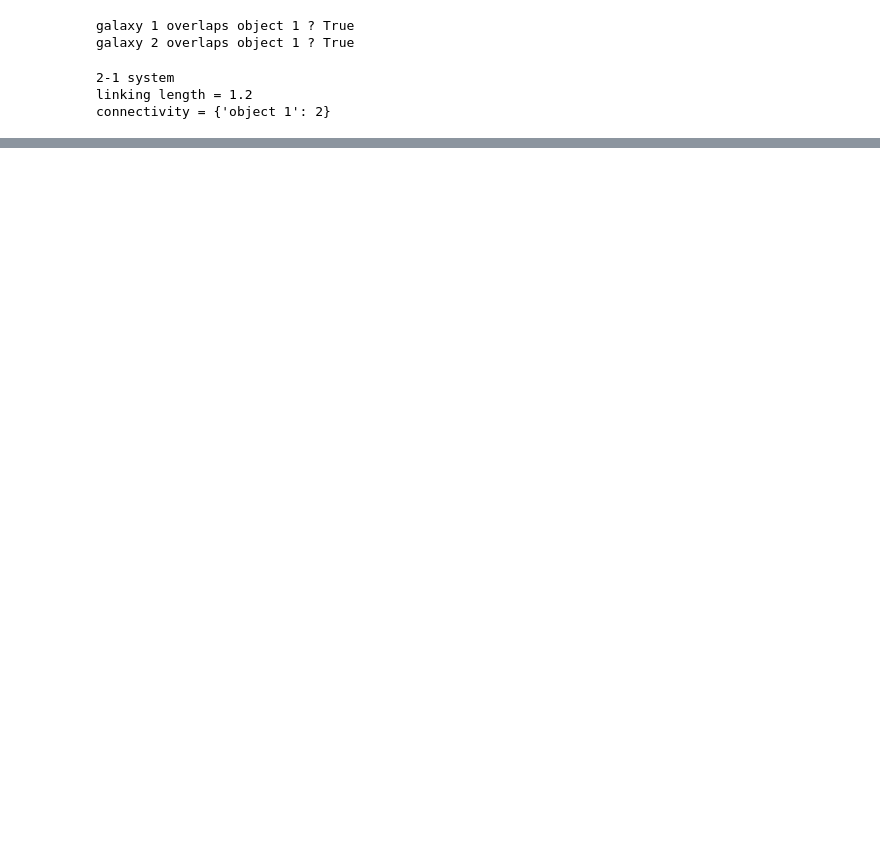
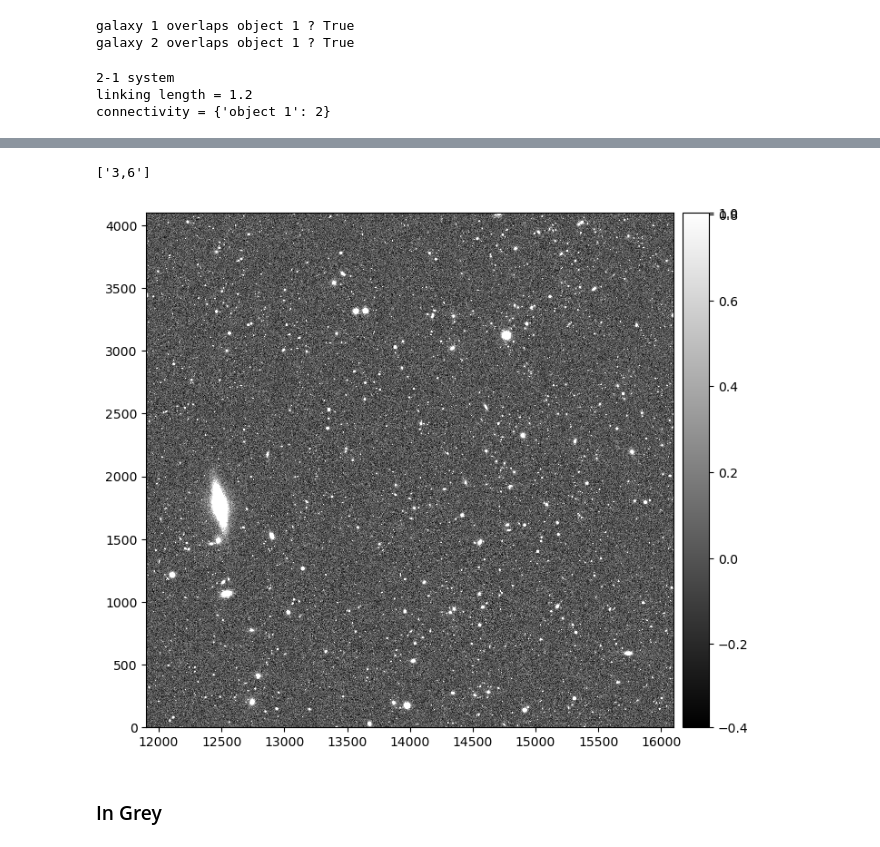
Before and after one commit to LSSTDESC/friendly, a Jupyter notebook: notebooks/FoF_ellipse_overlap.ipynb, the cells around one changed output, grey strips where cells are left out. Cells and saved outputs as stored; diff of their text form; code cells hidden in the pictures; blank space fills up the shorter version.

```diff
--- a/notebooks/FoF_ellipse_overlap.ipynb
+++ b/notebooks/FoF_ellipse_overlap.ipynb
@@ -431,0 +429,3 @@ plt.savefig(f'{n+1}-{m+1}.png')
+# %%
+import lsst.daf.persistence as dafPersist
+butler = dafPersist.Butler('/sps/lsst/dataproducts/desc/DC2/Run2.2i/v19.0.0-v1/rerun/run2.2i-coadd-wfd-dr3-v1-grizy/')
@@ -431,0 +441,4 @@ plt.savefig(f'{n+1}-{m+1}.png')
+# %%
+print(object_data['patch'][idx2])
+# %% [output]
+['3,6']
@@ -431,0 +447,11 @@ plt.savefig(f'{n+1}-{m+1}.png')
+# %%
+full_patch = butler.get("deepCoadd", dataId=dataId_i)
+# %%
+fig = plt.figure(figsize=(8, 8), dpi=100)
+display = afwDisplay.Display(1, backend='matplotlib')
+display.scale("linear", "zscale")
+display.mtv(full_patch.getMaskedImage().getImage())
+# %% [output]
+[figure, added]
+# %% [markdown]
+### In Grey
```
Also changed, not shown: parts of 31 cells of this notebook.
